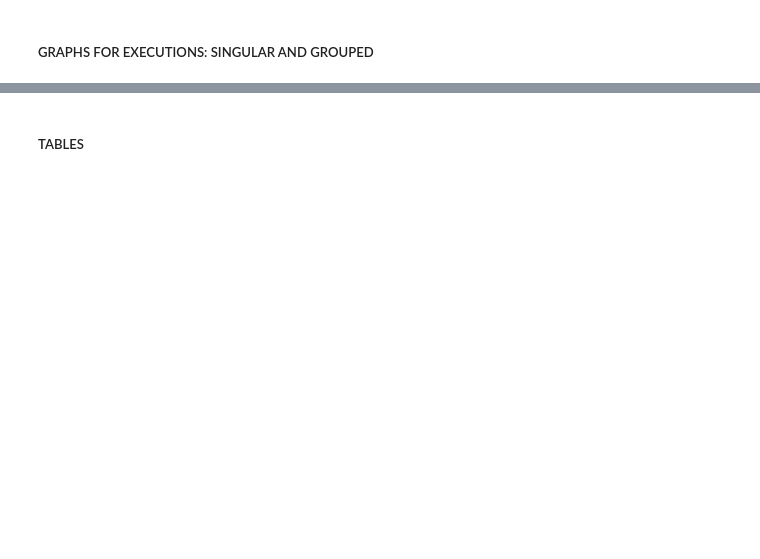
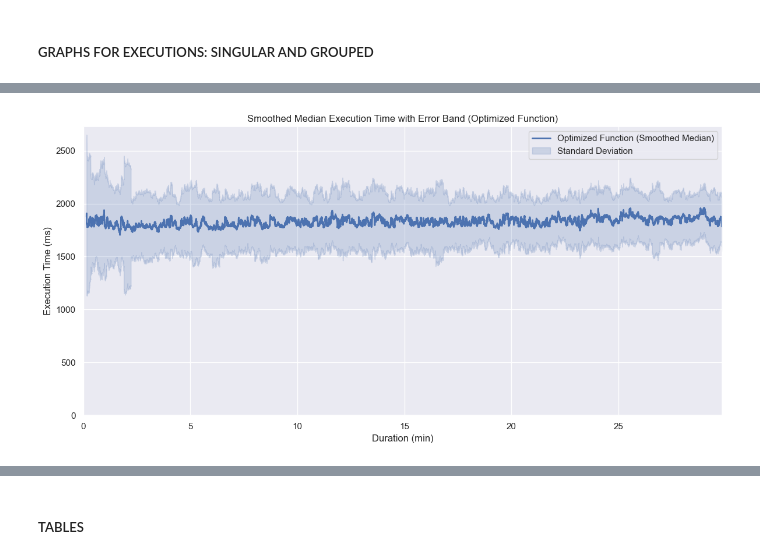
Before and after one commit to nilshoeller/minos, a Jupyter notebook: jupyter/workflow-2.ipynb, the cells around one changed output, grey strips where cells are left out. Cells and saved outputs as stored; diff of their text form; code cells hidden in the pictures; blank space fills up the shorter version.

```diff
--- a/jupyter/workflow-2.ipynb
+++ b/jupyter/workflow-2.ipynb
@@ -419,34 +450,36 @@ sns.lineplot(
 # Add error band using standard deviation
 plt.fill_between(
     df_optimized_all_days['duration_minutes'],
     df_optimized_all_days['smoothed_median'] - df_optimized_all_days['smoothed_std'],
     df_optimized_all_days['smoothed_median'] + df_optimized_all_days['smoothed_std'],
     color=palette[0],
     alpha=0.2,
     label='Standard Deviation'
 )
 
 # Add labels and title
 plt.xlabel('Duration (min)')
 plt.ylabel('Execution Time (ms)')
 plt.title('Smoothed Median Execution Time with Error Band (Optimized Function)')
 
 # Set x-axis and y-axis to start at 0
 plt.xlim(left=0, right=max_duration)
 plt.ylim(bottom=0)
 
 # Add a legend
 plt.legend()
 
 # Shrink layout
 plt.tight_layout()
 
 # SAVE PLOT
-plot_filename = os.path.join(folder_to_save, "grouped-optimized-error-bands" + file_ending)
+plot_filename = os.path.join(folder_grouped_graphs, "grouped-optimized-error-bands" + file_ending)
 plt.savefig(plot_filename)
 
 # Show plot
 plt.show()
+# %% [output]
+[figure, added]
 # %%
 # GROUPED BASELINE RESULTS WITH ERROR BAND
 
```
Also changed, not shown: parts of 24 cells of this notebook, 50 other files.
